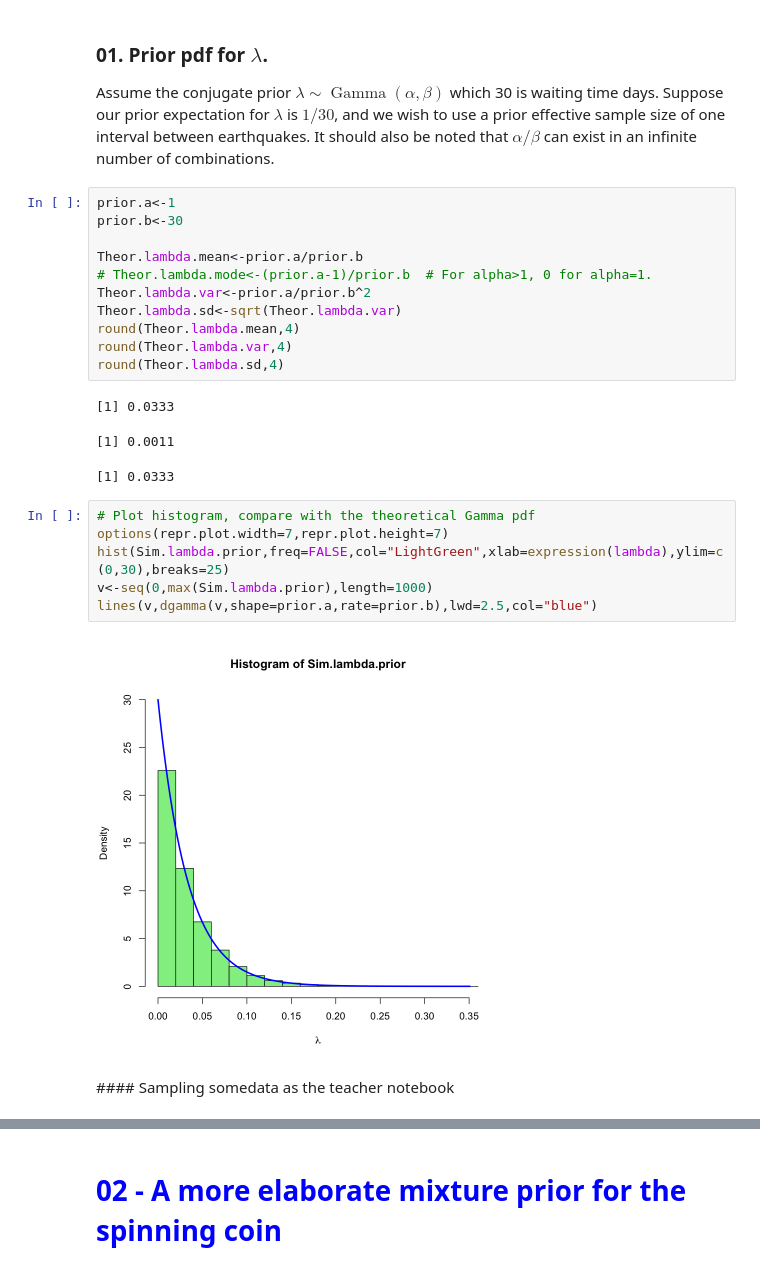
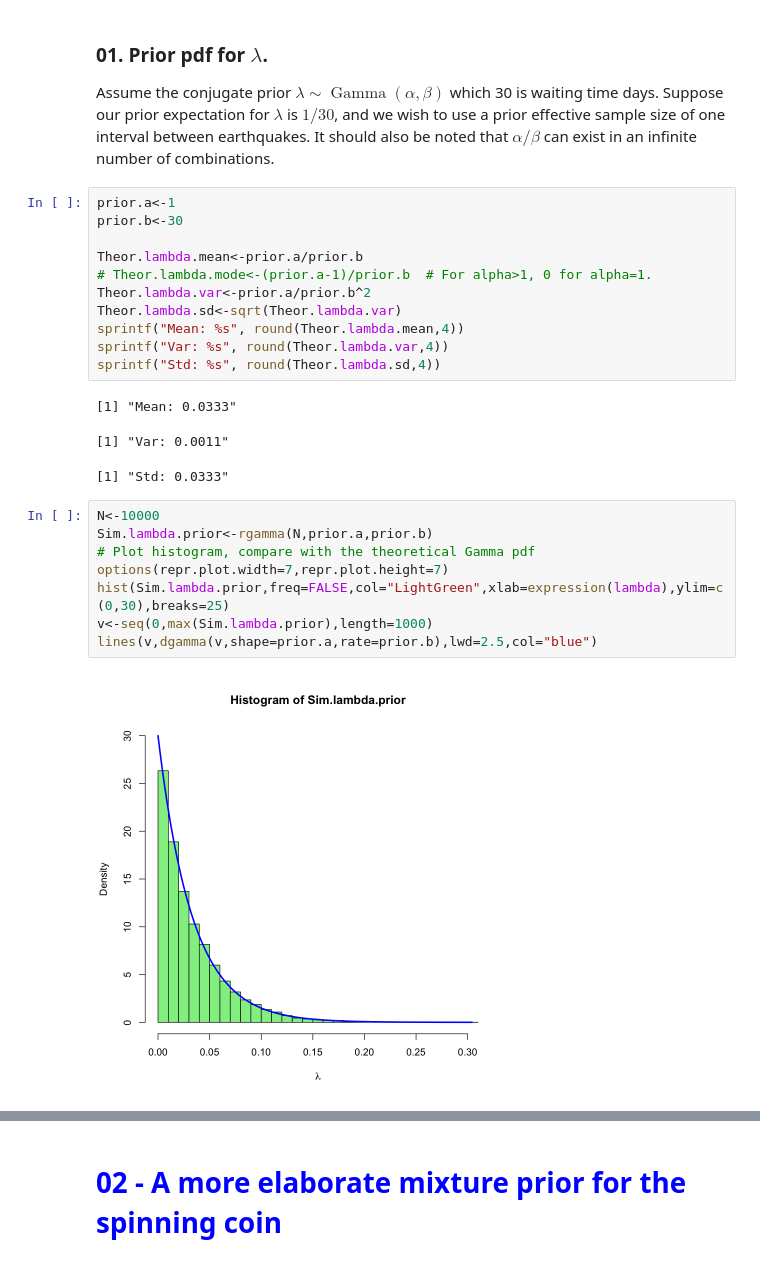
Before and after one commit to marcosPlaza/BayesianRepo, a Jupyter notebook: Homework 01 - Statements-20220404/Notebook/2021-2022.Homework.01.Statements_QijunJinJohnnyNunezMarcosPlaza.ipynb, the cells around one changed output, grey strips where cells are left out. Drawn from its saved outputs; the diff is of its cells as text.

```diff
--- a/Homework 01 - Statements-20220404/Notebook/2021-2022.Homework.01.Statements_QijunJinJohnnyNunezMarcosPlaza.ipynb
+++ b/Homework 01 - Statements-20220404/Notebook/2021-2022.Homework.01.Statements_QijunJinJohnnyNunezMarcosPlaza.ipynb
@@ -130,20 +133,20 @@ Theor.lambda.mean<-prior.a/prior.b
 # Theor.lambda.mode<-(prior.a-1)/prior.b  # For alpha>1, 0 for alpha=1.
 Theor.lambda.var<-prior.a/prior.b^2
 Theor.lambda.sd<-sqrt(Theor.lambda.var)
-round(Theor.lambda.mean,4)
-round(Theor.lambda.var,4)
-round(Theor.lambda.sd,4)
+sprintf("Mean: %s", round(Theor.lambda.mean,4))
+sprintf("Var: %s", round(Theor.lambda.var,4))
+sprintf("Std: %s", round(Theor.lambda.sd,4))
 # %% [output]
-[1] 0.0333
+[1] "Mean: 0.0333"
-[1] 0.0011
+[1] "Var: 0.0011"
-[1] 0.0333
+[1] "Std: 0.0333"
 # %%
+N<-10000
+Sim.lambda.prior<-rgamma(N,prior.a,prior.b)
 # Plot histogram, compare with the theoretical Gamma pdf
 options(repr.plot.width=7,repr.plot.height=7)
 hist(Sim.lambda.prior,freq=FALSE,col="LightGreen",xlab=expression(lambda),ylim=c(0,30),breaks=25)
 v<-seq(0,max(Sim.lambda.prior),length=1000)
 lines(v,dgamma(v,shape=prior.a,rate=prior.b),lwd=2.5,col="blue")
 # %% [output]
-[figure, old version]
+[figure, new version]
-# %% [markdown]
-#### Sampling somedata as the teacher notebook
```
Also changed, not shown: parts of 30 cells of this notebook.
